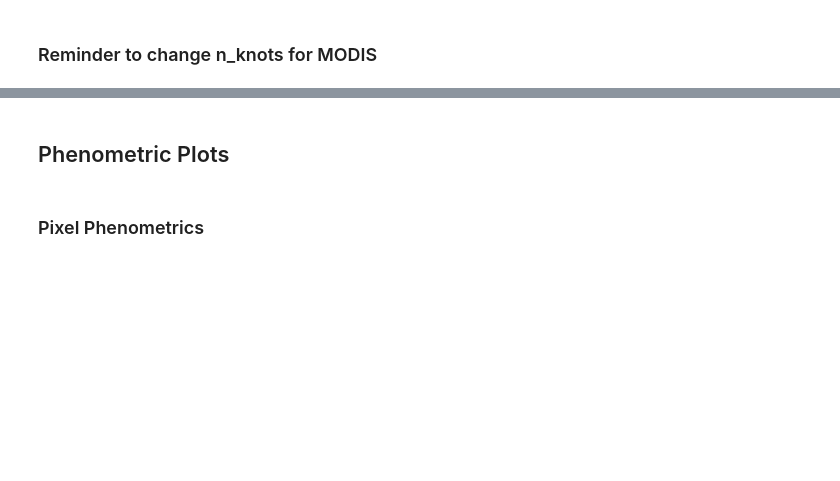
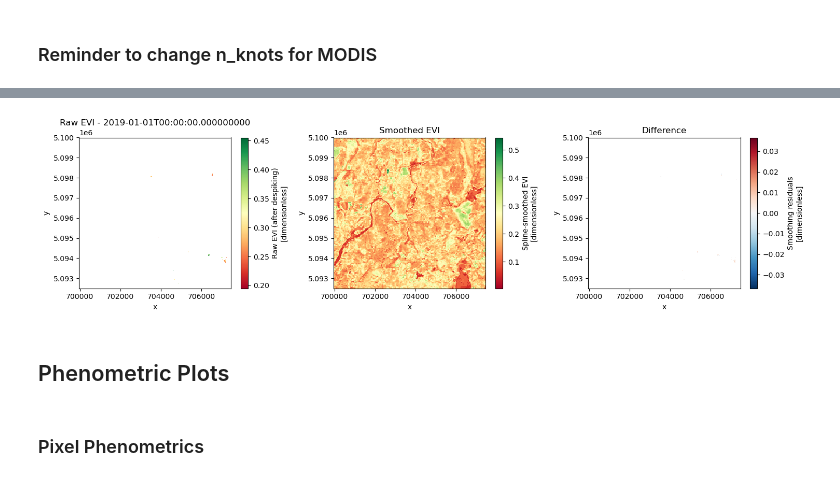
Before and after one commit to Tomitrle/hls-bdec-scripts, a Jupyter notebook: HLS_MODIS_comparison.ipynb, the cells around one changed output, grey strips where cells are left out. Cells and saved outputs as stored; diff of their text form; code cells hidden in the pictures; blank space fills up the shorter version.

```diff
--- a/HLS_MODIS_comparison.ipynb
+++ b/HLS_MODIS_comparison.ipynb
@@ -2080,3 +2859,21 @@ phenometrics(modis_vi,
+# %%
+# Or plot spatial maps for a specific date
+date_idx = 37
+fig, axes = plt.subplots(1, 3, figsize=(15, 4))
+
+ds['evi_raw'].isel(time=date_idx).plot(ax=axes[0], cmap='RdYlGn')
+axes[0].set_title(f'Raw EVI - {ds.time.values[date_idx]}')
+
+ds['evi_smoothed'].isel(time=date_idx).plot(ax=axes[1], cmap='RdYlGn')
+axes[1].set_title('Smoothed EVI')
+
+ds['difference'].isel(time=date_idx).plot(ax=axes[2], cmap='RdBu_r', center=0)
+axes[2].set_title('Difference')
+
+plt.tight_layout()
+# plt.savefig('spatial_comparison.png', dpi=150)
+# %% [output]
+[figure, added]
 # %% [markdown]
 ## Phenometric Plots
 # %% [markdown]
```
Also changed, not shown: parts of 37 cells of this notebook.
